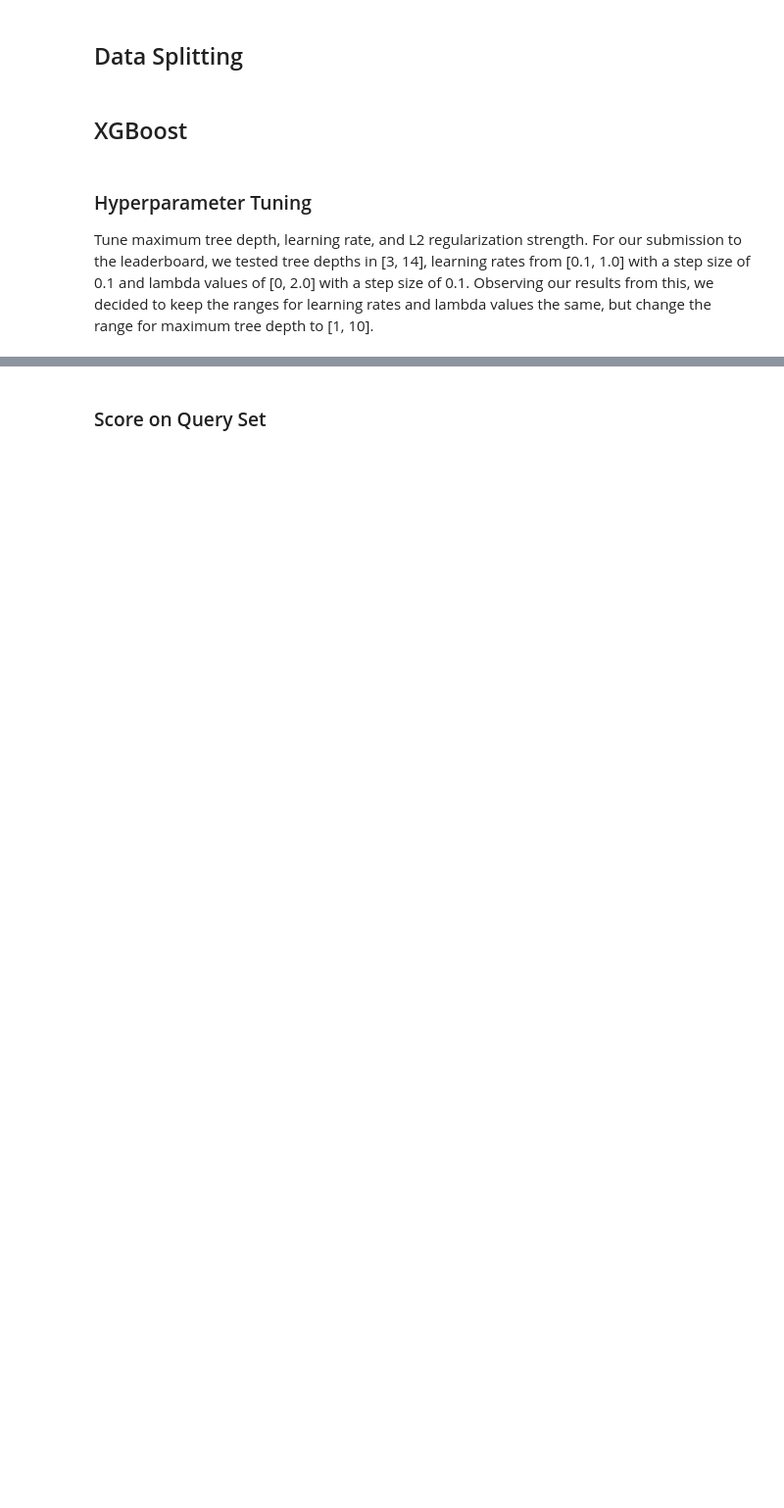
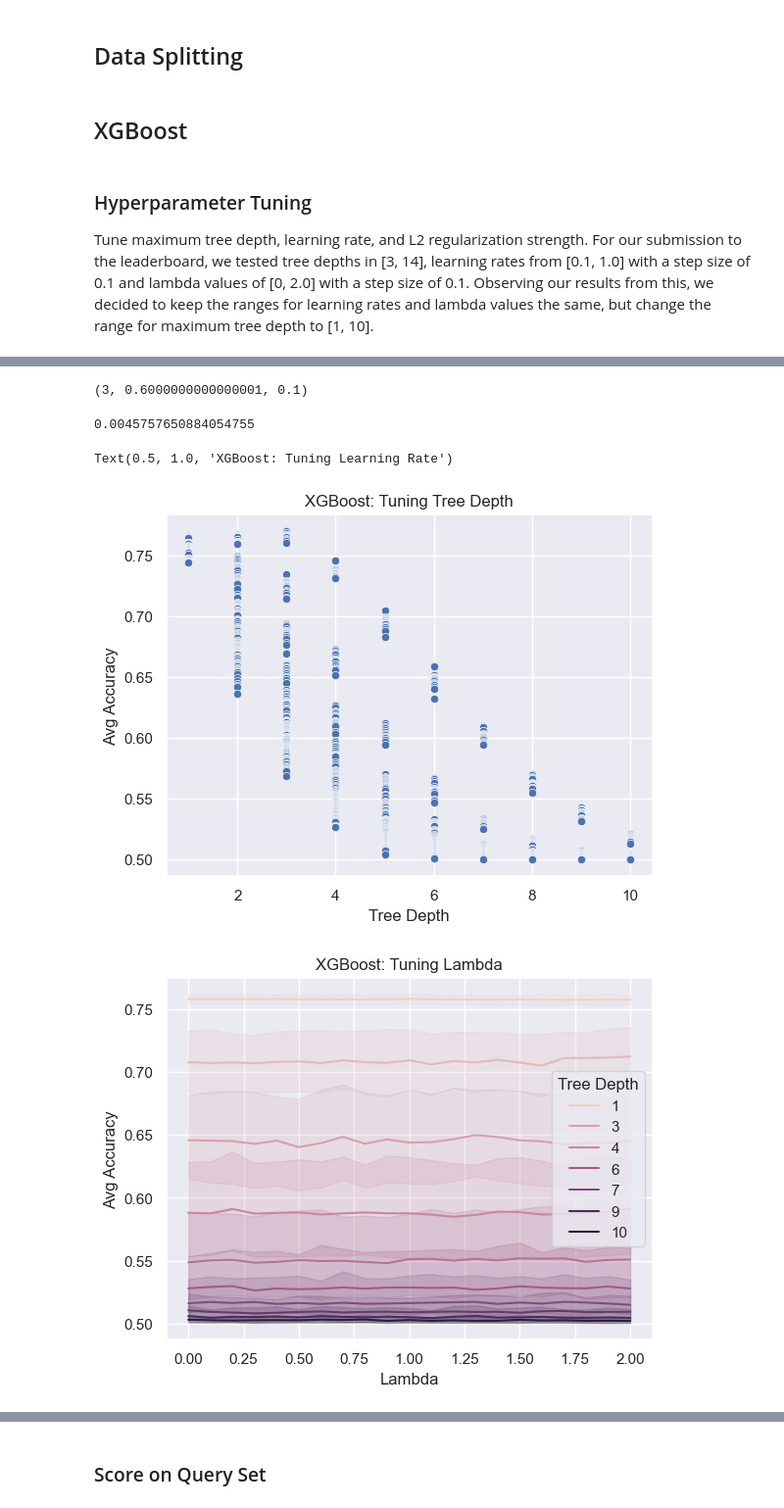
Before and after one commit to gwang034/elecfinal, a Jupyter notebook: final_code.ipynb, the cells around one changed output, grey strips where cells are left out. Shown at 98% size. Saved outputs shown, nothing was run; the diff lists cells and outputs as text; code cells hidden in the pictures; blank space fills up the shorter version.

```diff
--- a/final_code.ipynb
+++ b/final_code.ipynb
@@ -410,7 +418,7 @@ tree depth: 3, lambda: 2.0, learning rate: 0.2 valid accuracy for this fold, 0.7
 # %%
 acc_df = pd.DataFrame({'Param Pair':accuracies.keys(), 'Avg Accuracy':accuracies.values()})
 std_df = pd.DataFrame({'Param Pair':stdevs.keys(), 'Standard Dev':stdevs.values()})
-time_df = pd.DataFrame({'Param Pair':times.keys(), 'Training Time':stdevs.values()})
+time_df = pd.DataFrame({'Param Pair':times.keys(), 'Training Time':times.values()})
 xg_hyperparams = acc_df.merge(std_df, on='Param Pair').merge(time_df, on='Param Pair')
 # %%
 # show the 5 best parameters
@@ -421,3 +430,5 @@ xg_hyperparams.to_csv('final_xg_hyperparams.csv')
 # best parameters
 xg_best_param = xg_hyperparams['Param Pair'][0]
 xg_best_param
+# %% [output]
+(3, 0.6000000000000001, 0.1)
@@ -435,0 +435,5 @@ def get_param(row, hyp_idx):
+# %%
+# get Standard Deviation
+xg_hyperparams["Standard Dev"][0]
+# %% [output]
+0.0045757650884054755
@@ -440,10 +477,17 @@ hyp_idx = 2; xg_hyperparams["Learning Rate"] = xg_hyperparams.apply(get_param, a
 # %%
 # create plots to visualize hyperparameter tuning
+plt.figure()
 sns.scatterplot(xg_hyperparams, x='Tree Depth', y='Avg Accuracy')
 plt.title('XGBoost: Tuning Tree Depth')
 
-sns.scatterplot(xg_hyperparams, x='Lambda', y='Avg Accuracy')
+plt.figure()
+sns.lineplot(xg_hyperparams, x='Lambda', y='Avg Accuracy', hue="Tree Depth")
 plt.title('XGBoost: Tuning Lambda')
 
-sns.scatterplot(xg_hyperparams, x='Tree Depth', y='Avg Accuracy')
-plt.title('XGBoost: Tuning Tree Depth')
+plt.figure()
+sns.lineplot(xg_hyperparams, x='Learning Rate', y='Avg Accuracy', hue='Tree Depth')
+plt.title('XGBoost: Tuning Learning Rate')
+# %% [output]
+Text(0.5, 1.0, 'XGBoost: Tuning Learning Rate')
+[figure, added]
+[figure, added]
```
Also changed, not shown: parts of 41 cells of this notebook, 14 other files.
